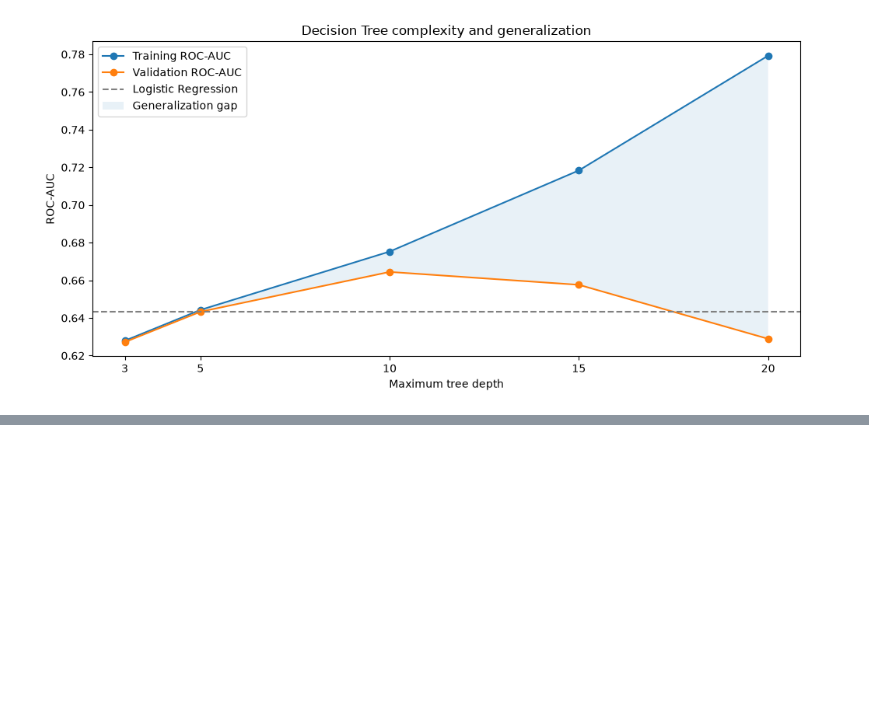
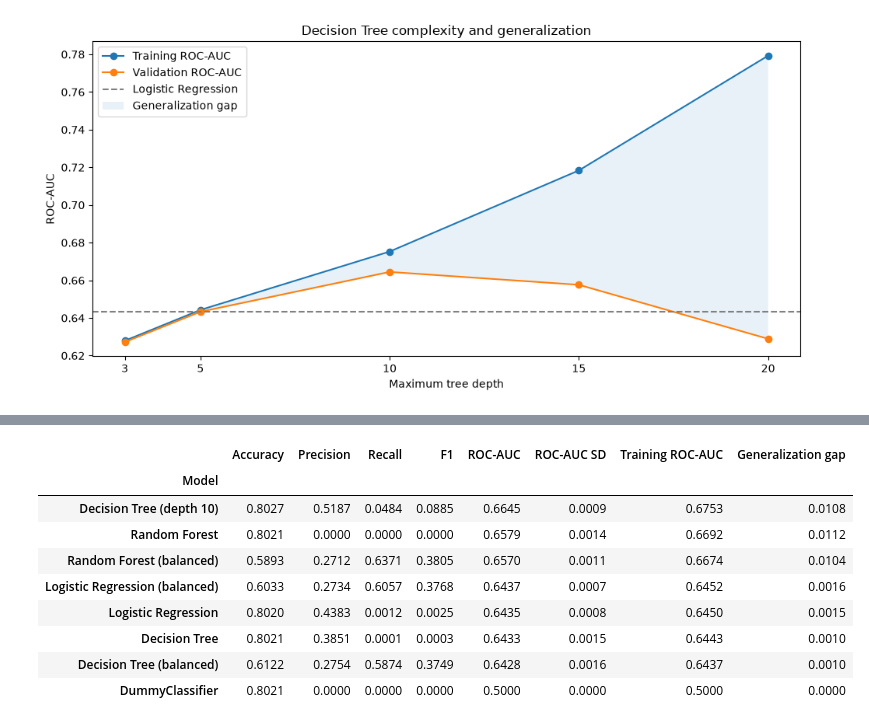
Before and after one commit to Malou100701/MachineLearning2026, a Jupyter notebook: flight_delay_analysis_starter.ipynb, the cells around one changed output, grey strips where cells are left out. Saved outputs shown, nothing was run; the diff lists cells and outputs as text; code cells hidden in the pictures; blank space fills up the shorter version.

Commit message:
random forrest

```diff
--- a/flight_delay_analysis_starter.ipynb
+++ b/flight_delay_analysis_starter.ipynb
@@ -1629,0 +1762,43 @@ plt.show()
+# %%
+# Include the best Decision Tree from Section 7.4.4
+best_depth_row = depth_comparison.loc[
+    depth_comparison["Validation ROC-AUC"].idxmax()
+]
+
+best_depth = int(best_depth_row["Max depth"])
+
+model_results[f"Decision Tree (depth {best_depth})"] = {
+    "Accuracy": best_depth_row["Accuracy"],
+    "Precision": best_depth_row["Precision"],
+    "Recall": best_depth_row["Recall"],
+    "F1": best_depth_row["F1"],
+    "ROC-AUC": best_depth_row["Validation ROC-AUC"],
+    "ROC-AUC SD": best_depth_row["ROC-AUC SD"],
+    "Training ROC-AUC": best_depth_row["Training ROC-AUC"],
+    "Generalization gap": best_depth_row["Generalization gap"]
+}
+
+# Compare all evaluated models
+comparison = pd.DataFrame.from_dict(
+    model_results,
+    orient="index"
+)
+
+comparison.index.name = "Model"
+
+display(
+    comparison.sort_values(
+        "ROC-AUC", ascending=False
+    ).round(4)
+)
+# %% [output]
+|  | Accuracy | Precision | Recall | F1 | ROC-AUC | ROC-AUC SD | Training ROC-AUC | Generalization gap |
+| Model |  |  |  |  |  |  |  |  |
+| Decision Tree (depth 10) | 0.8027 | 0.5187 | 0.0484 | 0.0885 | 0.6645 | 0.0009 | 0.6753 | 0.0108 |
+| Random Forest | 0.8021 | 0.0000 | 0.0000 | 0.0000 | 0.6579 | 0.0014 | 0.6692 | 0.0112 |
+| Random Forest (balanced) | 0.5893 | 0.2712 | 0.6371 | 0.3805 | 0.6570 | 0.0011 | 0.6674 | 0.0104 |
+| Logistic Regression (balanced) | 0.6033 | 0.2734 | 0.6057 | 0.3768 | 0.6437 | 0.0007 | 0.6452 | 0.0016 |
+| Logistic Regression | 0.8020 | 0.4383 | 0.0012 | 0.0025 | 0.6435 | 0.0008 | 0.6450 | 0.0015 |
+| Decision Tree | 0.8021 | 0.3851 | 0.0001 | 0.0003 | 0.6433 | 0.0015 | 0.6443 | 0.0010 |
+| Decision Tree (balanced) | 0.6122 | 0.2754 | 0.5874 | 0.3749 | 0.6428 | 0.0016 | 0.6437 | 0.0010 |
+| DummyClassifier | 0.8021 | 0.0000 | 0.0000 | 0.0000 | 0.5000 | 0.0000 | 0.5000 | 0.0000 |
```
Also changed, not shown: parts of 10 cells of this notebook.
